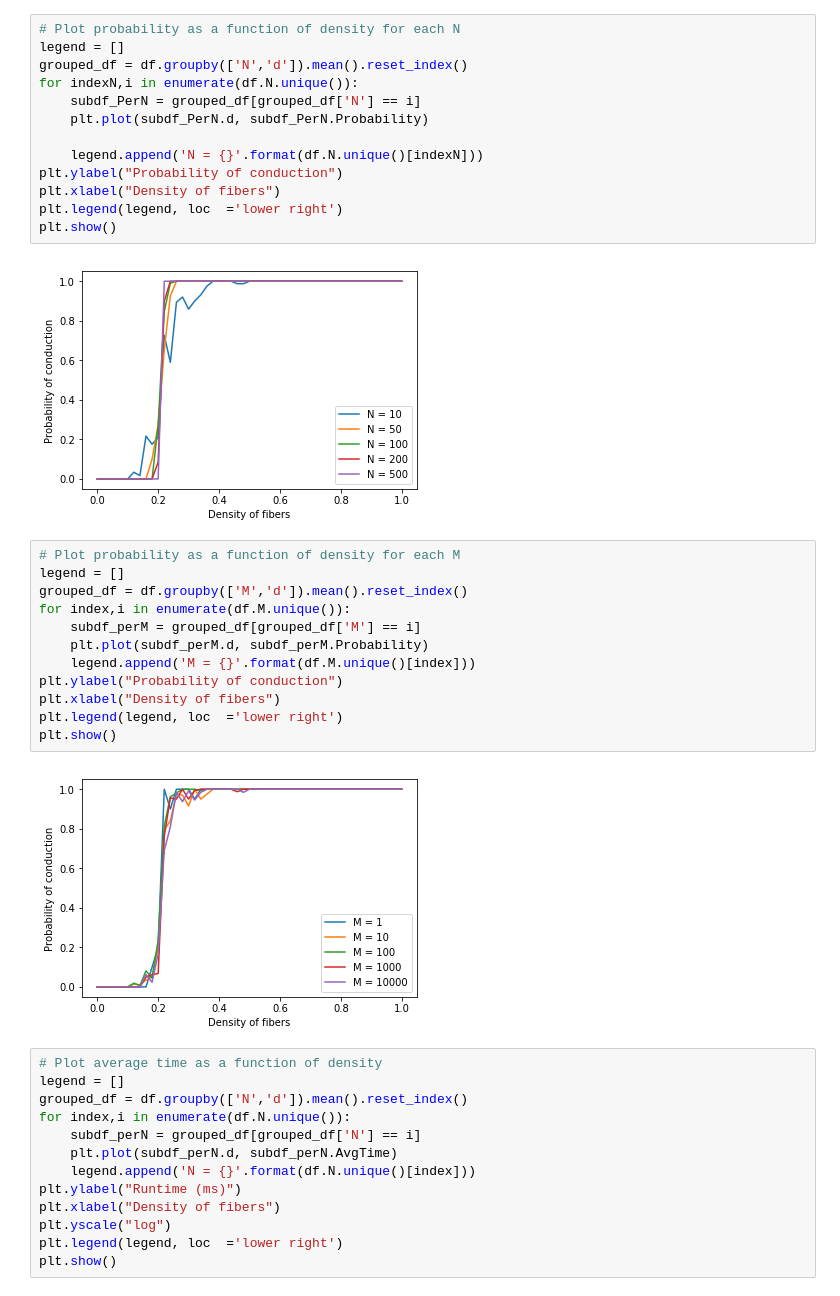
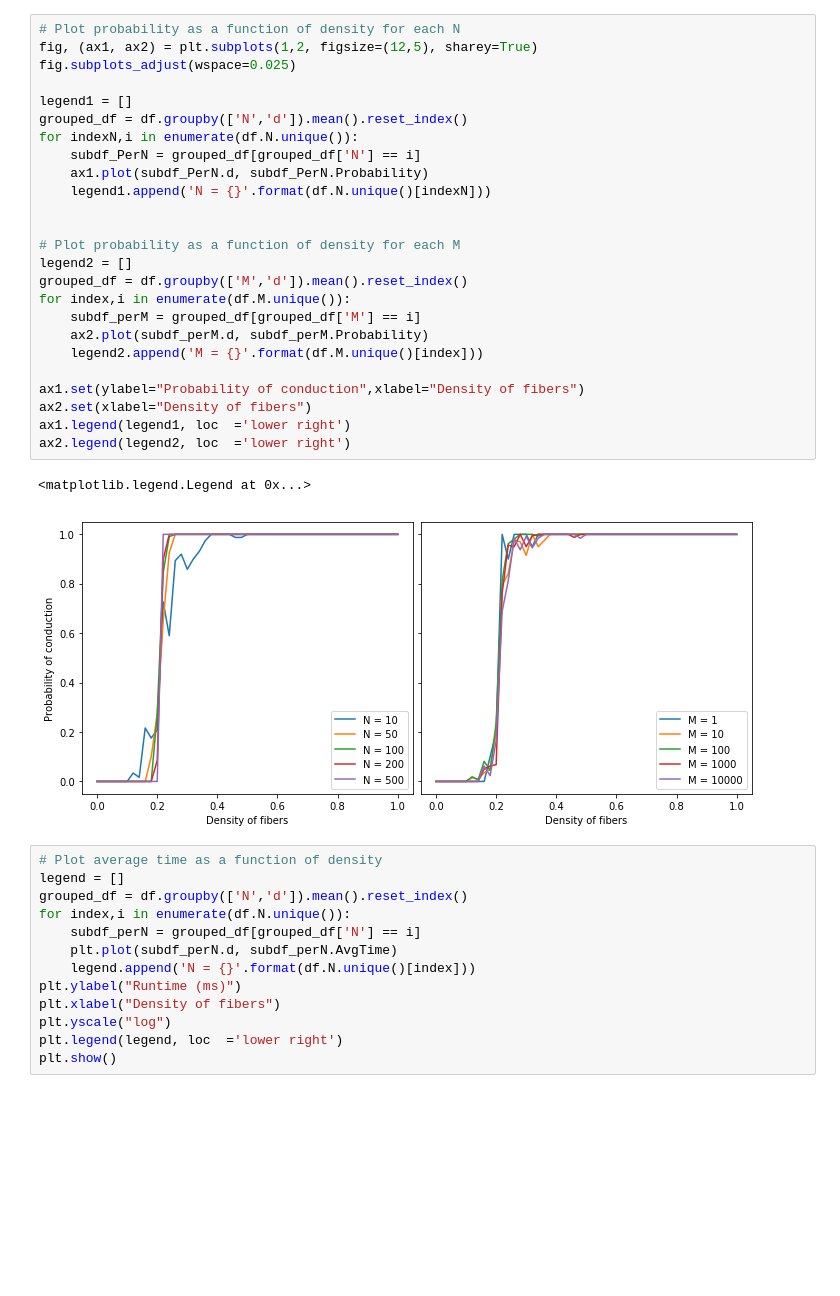
Before and after one commit to tcrasset/Conducting-matrix-percolation, a Jupyter notebook: plot.ipynb, the cells around one changed output. Drawn from its saved outputs; the diff is of its cells as text; blank space fills up the shorter version.

Commit message:
Plot scheduling and make a few subplots

```diff
--- a/plot.ipynb
+++ b/plot.ipynb
@@ -32,33 +33,32 @@ print(df.d.unique())
  0.84 0.86 0.88 0.9  0.92 0.94 0.96 0.98 1.  ]
 # %%
 # Plot probability as a function of density for each N
-legend = []
+fig, (ax1, ax2) = plt.subplots(1,2, figsize=(12,5), sharey=True)
+fig.subplots_adjust(wspace=0.025)
+
+legend1 = []
 grouped_df = df.groupby(['N','d']).mean().reset_index()
 for indexN,i in enumerate(df.N.unique()):
     subdf_PerN = grouped_df[grouped_df['N'] == i]
-    plt.plot(subdf_PerN.d, subdf_PerN.Probability)
+    ax1.plot(subdf_PerN.d, subdf_PerN.Probability)
+    legend1.append('N = {}'.format(df.N.unique()[indexN]))
 
-    legend.append('N = {}'.format(df.N.unique()[indexN]))
-plt.ylabel("Probability of conduction")
-plt.xlabel("Density of fibers")
-plt.legend(legend, loc  ='lower right')
-plt.show()
+
+# Plot probability as a function of density for each M
+legend2 = []
+grouped_df = df.groupby(['M','d']).mean().reset_index()
+for index,i in enumerate(df.M.unique()):
+    subdf_perM = grouped_df[grouped_df['M'] == i]
+    ax2.plot(subdf_perM.d, subdf_perM.Probability)
+    legend2.append('M = {}'.format(df.M.unique()[index]))
+
+ax1.set(ylabel="Probability of conduction",xlabel="Density of fibers")
+ax2.set(xlabel="Density of fibers")
+ax1.legend(legend1, loc  ='lower right')
+ax2.legend(legend2, loc  ='lower right')
 # %% [output]
+<matplotlib.legend.Legend at 0x...>
-[figure, old version]
+[figure, new version]
-# %%
-# Plot probability as a function of density for each M
-legend = []
-grouped_df = df.groupby(['M','d']).mean().reset_index()
-for index,i in enumerate(df.M.unique()):
-    subdf_perM = grouped_df[grouped_df['M'] == i]
-    plt.plot(subdf_perM.d, subdf_perM.Probability)
-    legend.append('M = {}'.format(df.M.unique()[index]))
-plt.ylabel("Probability of conduction")
-plt.xlabel("Density of fibers")
-plt.legend(legend, loc  ='lower right')
-plt.show()
-# %% [output]
-[figure, removed]
 # %%
 # Plot average time as a function of density
 legend = []
```
Also changed, not shown: parts of 7 cells of this notebook.
